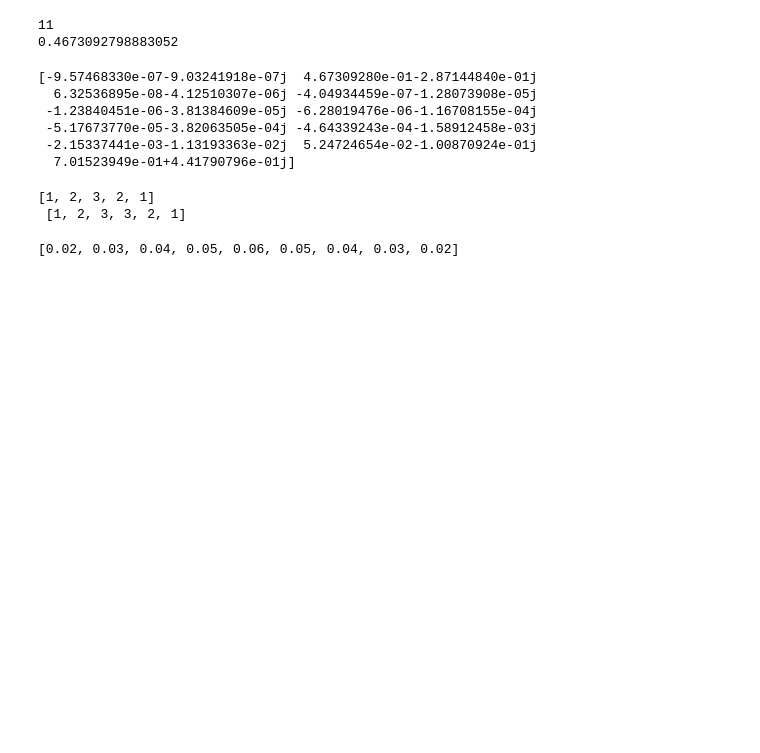
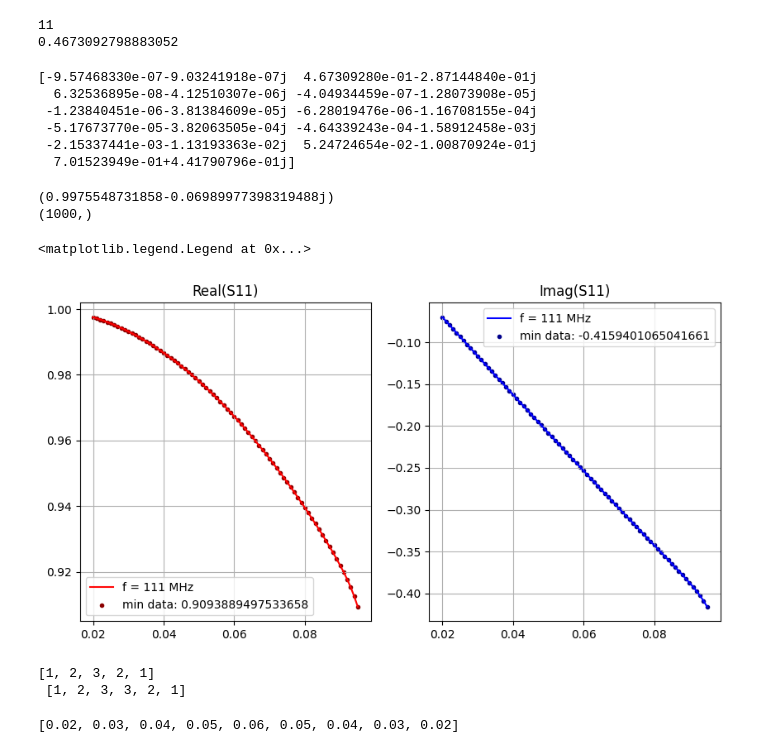
Before and after one commit to vandelij/TWA_circuit, a Jupyter notebook: testing_new_class.ipynb, the cells around one changed output. Drawn from its saved outputs; the diff is of its cells as text; code cells hidden in the pictures; blank space fills up the shorter version.

```diff
--- a/testing_new_class.ipynb
+++ b/testing_new_class.ipynb
@@ -340,6 +346,52 @@ def error_function(prm):
     print(f"Average absolute error is : {err:.2e}")
     errors.append(err)
     return err
+# %%
+# plot the capacitor
+lengths = np.linspace(0.02, 0.095, 1000)
+S11_array = np.zeros_like(lengths, dtype='complex')
+f = 111
+
+for i in range(lengths.shape[0]):
+    l = lengths[i]
+    capnet = myrfTWA.build_capnet_given_length_interpolated(length=l, freqs=myrfTWA.freqs_for_fullant)
+    i_f = np.where(myrfTWA.freqs_for_fullant == f)
+    S11 = capnet.s[i_f][0][0][0]
+    S11_array[i] = S11
+    if i ==0:
+        print(S11)
+print(S11_array.shape)
+fig, ax = plt.subplots(1,2, figsize=(10,5))
+
+ax[0].plot(lengths, np.real(S11_array), label=f'f = {f} MHz', color='red')
+ax[1].plot(lengths, np.imag(S11_array), label=f'f = {f} MHz', color='blue')
+
+
+ax[0].grid()
+ax[1].grid()
+
+ax[0].set_title('Real(S11)')
+ax[1].set_title('Imag(S11)')
+
+
+# raw data
+file_name = 'circ_model/S11_cap_81to111MHz.csv'
+length_data = np.arange(0.02, 0.0951, 0.001)
+S11_found = np.zeros_like(length_data, dtype='complex')
+for i in range(length_data.shape[0]):
+    ffound, lcapfound, S11, S11db, Z0_port, VSWR = myrfTWA.get_cap_S_given_f_and_lcap(filename=file_name,
+                                                                                       f=f, lcap=length_data[i], round_level=3)
+    S11_found[i] = S11
+
+ax[0].scatter(length_data, np.real(S11_found), marker='.', color='darkred', label=f'min data: {np.min(np.real(S11_found))}')
+ax[1].scatter(length_data, np.imag(S11_found), marker='.', color='darkblue', label=f'min data: {np.min(np.imag(S11_found))}')
+ax[0].legend()
+ax[1].legend()
+# %% [output]
+(0.9975548731858-0.06989977398319488j)
+(1000,)
+<matplotlib.legend.Legend at 0x...>
+[figure, added]
 # %%
 g = [1 ,2 ,3]
 gg = g.copy()
```
Also changed, not shown: parts of 3 cells of this notebook, 1 other file.
